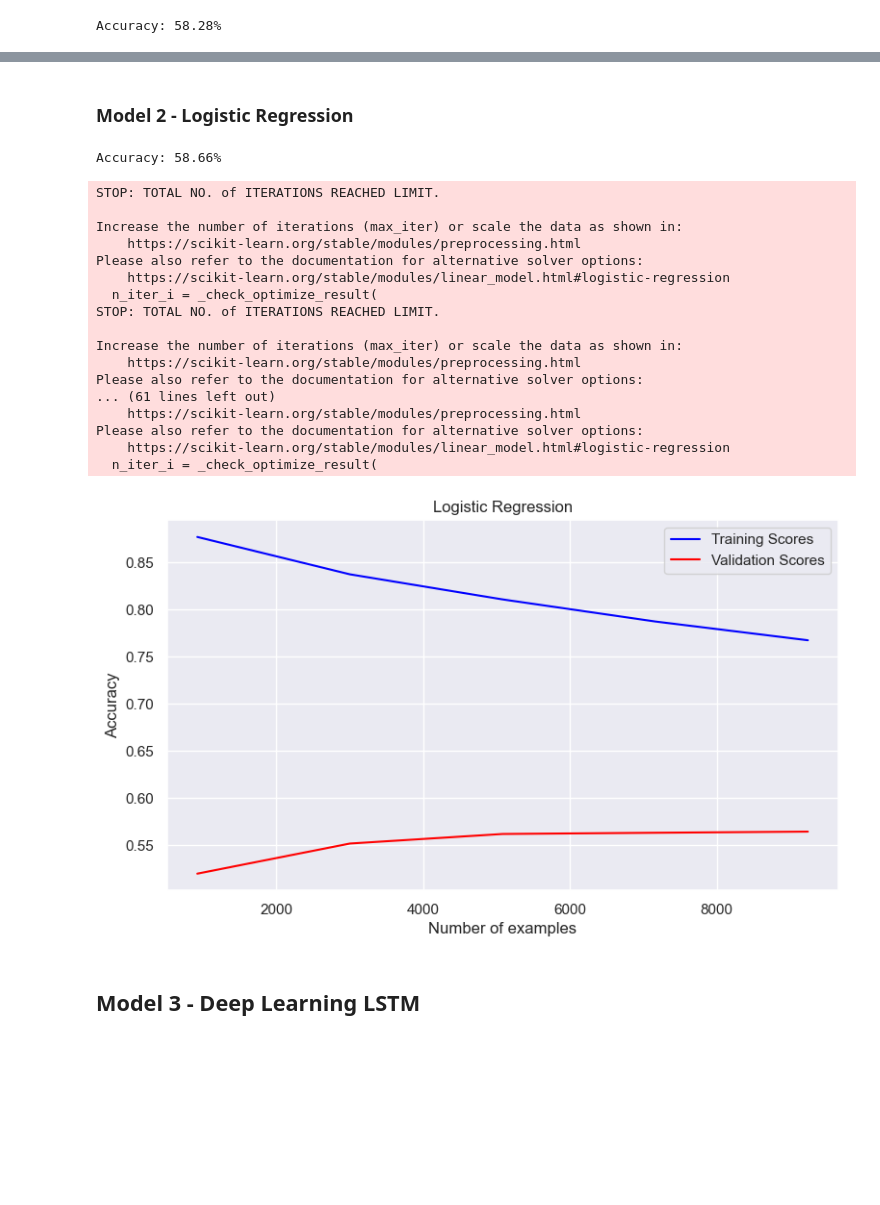
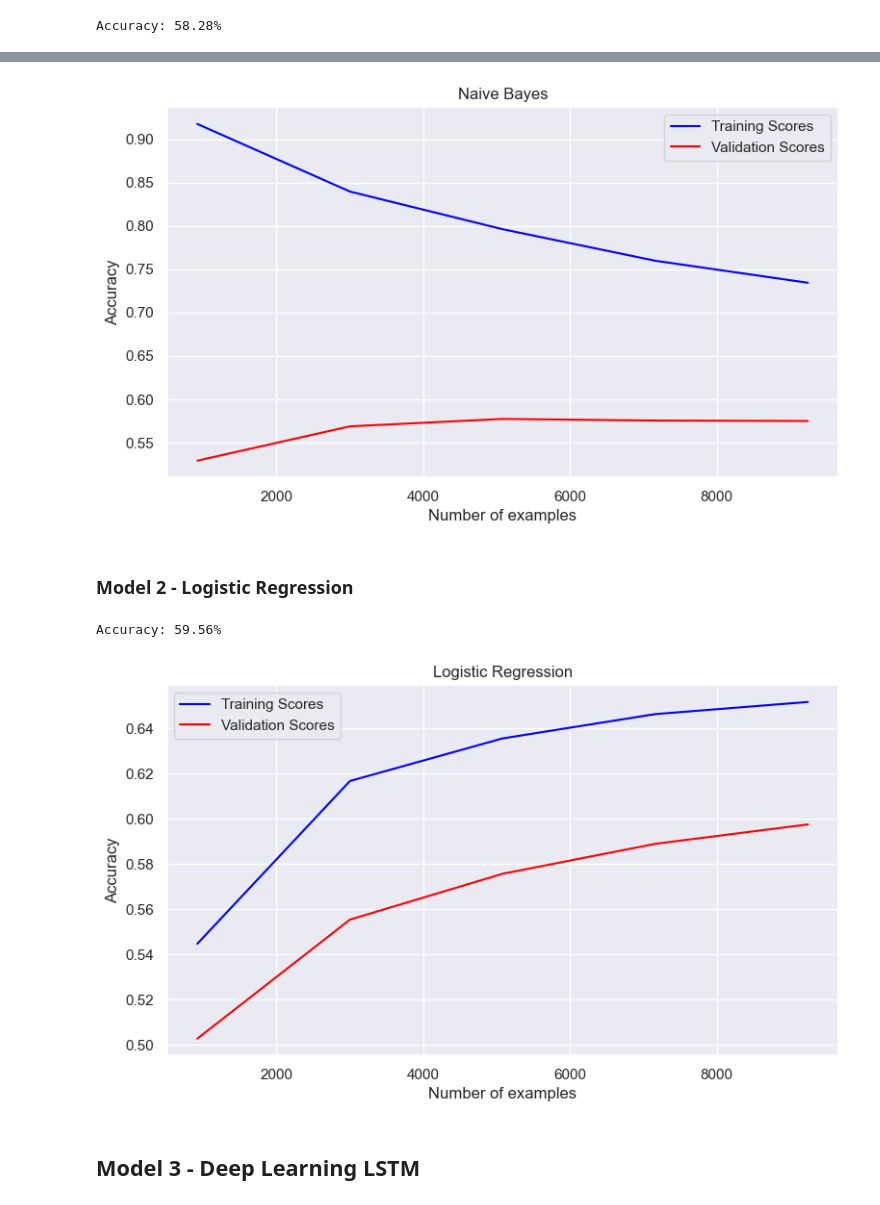
Before and after one commit to aliadalal/medical_abstract_classification, a Jupyter notebook: Glia/source/Glia.ConversationAI.NLP.Classifier.ipynb, the cells around one changed output, grey strips where cells are left out. Cells and saved outputs as stored; diff of their text form; code cells hidden in the pictures; blank space fills up the shorter version.

```diff
--- a/Glia/source/Glia.ConversationAI.NLP.Classifier.ipynb
+++ b/Glia/source/Glia.ConversationAI.NLP.Classifier.ipynb
@@ -248,9 +243,14 @@ plot_learning_curve(trainSizes, NBTrainScores, NBTestScores, title="Naive Bayes"
+# %%
+trainSizes, NBTrainScores, NBTestScores = learning_curve(MultinomialNB(), x_train_counts, condition_label_list_train)
+plot_learning_curve(trainSizes, NBTrainScores, NBTestScores, title="Naive Bayes")
+# %% [output]
+[figure, added]
 # %% [markdown]
 ### Model 2 - Logistic Regression
 # %%
-LR = LogisticRegression(solver = "saga")
+LR = LogisticRegression(solver = "saga",penalty='l1')
 history = LR.fit(x_train_tfidf,condition_label_list_train)
-pred_lr=LR.predict(x_test_counts) # Here is where I get an error
+pred_lr=LR.predict(x_test_tfidf) # Here is where I get an error
 n_right=0
 for i in range(len(pred_lr)):
     if pred_lr[i] == condition_label_list_test[i]:
@@ -258,29 +258,12 @@ for i in range(len(pred_lr)):
 
 print("Accuracy: %.2f%%" % ((n_right/float(len(condition_label_list_test)) * 100)))
 # %% [output]
-Accuracy: 58.66%
+Accuracy: 59.56%
-# %%
-trainSizes, LRTrainScores, LRTestScores = learning_curve(LogisticRegression(), x_train_tfidf, condition_label_list_train)
-plot_learning_curve(trainSizes, LRTrainScores, LRTestScores, title="Logistic Regression")
-# %% [output]
-STOP: TOTAL NO. of ITERATIONS REACHED LIMIT.
-
-Increase the number of iterations (max_iter) or scale the data as shown in:
-    https://scikit-learn.org/stable/modules/preprocessing.html
-Please also refer to the documentation for alternative solver options:
-    https://scikit-learn.org/stable/modules/linear_model.html#logistic-regression
-  n_iter_i = _check_optimize_result(
-STOP: TOTAL NO. of ITERATIONS REACHED LIMIT.
-
-Increase the number of iterations (max_iter) or scale the data as shown in:
-    https://scikit-learn.org/stable/modules/preprocessing.html
-Please also refer to the documentation for alternative solver options:
-... (61 lines left out)
-    https://scikit-learn.org/stable/modules/preprocessing.html
-Please also refer to the documentation for alternative solver options:
-    https://scikit-learn.org/stable/modules/linear_model.html#logistic-regression
-  n_iter_i = _check_optimize_result(
-[figure, removed]
+# %%
+trainSizes, LRTrainScores, LRTestScores = learning_curve(LogisticRegression(solver = "saga", penalty='l1'), x_train_tfidf, condition_label_list_train)
+plot_learning_curve(trainSizes, LRTrainScores, LRTestScores, title="Logistic Regression")
+# %% [output]
+[figure, added]
 # %% [markdown]
 ## Model 3 - Deep Learning LSTM
 # %%
```
Also changed, not shown: parts of 9 cells of this notebook.
